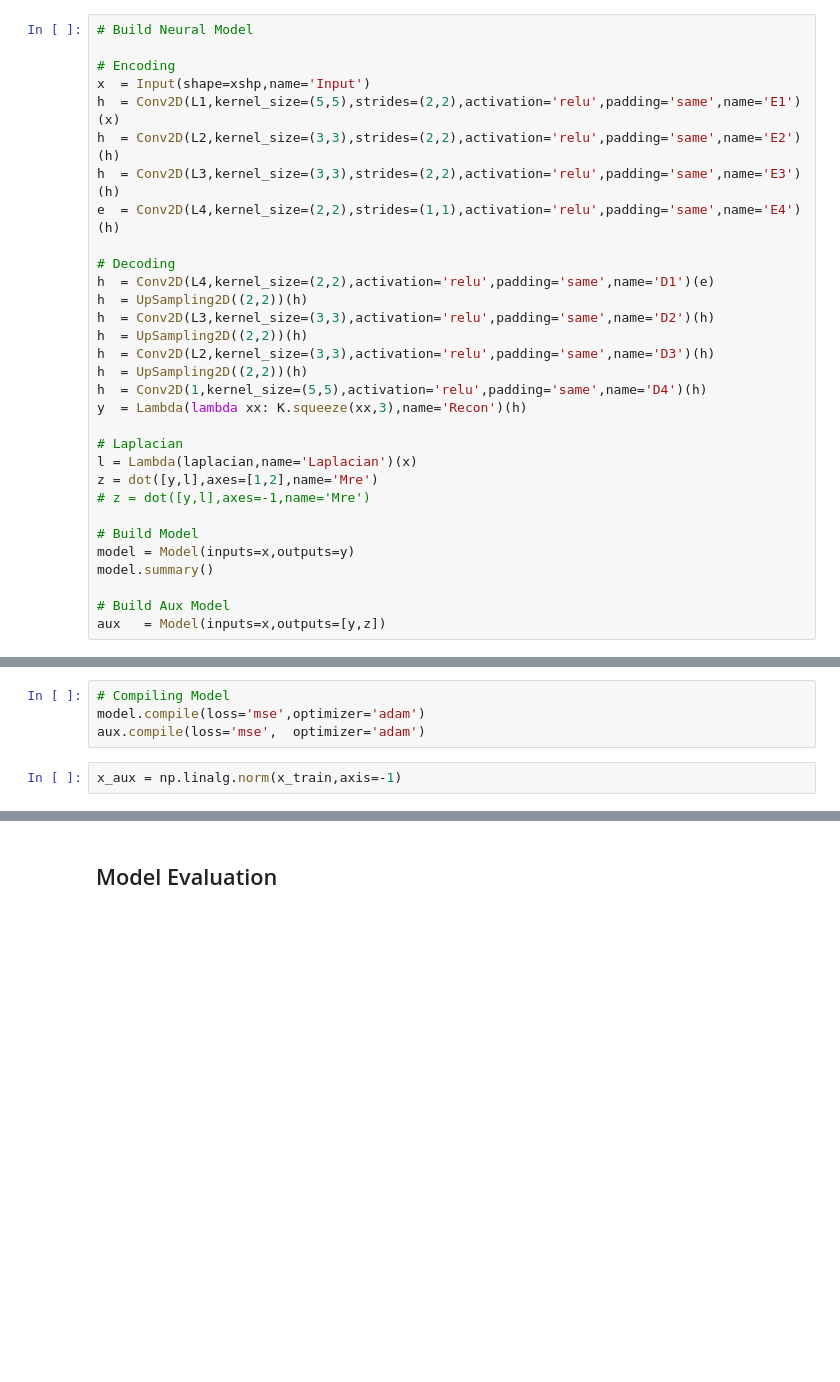
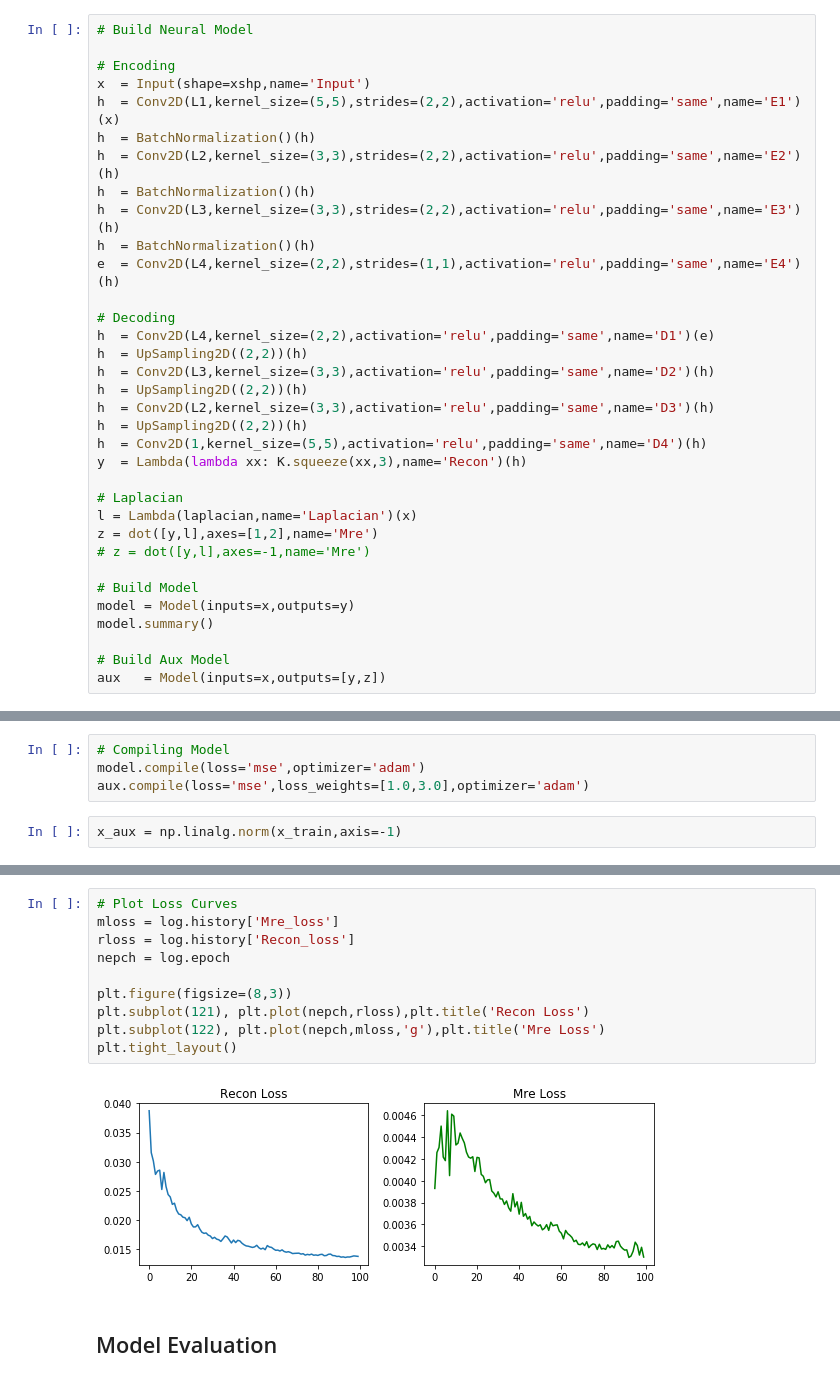
Before and after one commit to thayermldac/mre, a Jupyter notebook: Dual Objective Experiments.ipynb, the cells around one changed output, grey strips where cells are left out. Saved outputs shown, nothing was run; the diff lists cells and outputs as text; blank space fills up the shorter version.

```diff
--- a/Dual Objective Experiments.ipynb
+++ b/Dual Objective Experiments.ipynb
@@ -89,8 +89,11 @@ L4 = 32
 # Encoding
 x  = Input(shape=xshp,name='Input')
 h  = Conv2D(L1,kernel_size=(5,5),strides=(2,2),activation='relu',padding='same',name='E1')(x)
+h  = BatchNormalization()(h)
 h  = Conv2D(L2,kernel_size=(3,3),strides=(2,2),activation='relu',padding='same',name='E2')(h)
+h  = BatchNormalization()(h)
 h  = Conv2D(L3,kernel_size=(3,3),strides=(2,2),activation='relu',padding='same',name='E3')(h)
+h  = BatchNormalization()(h)
 e  = Conv2D(L4,kernel_size=(2,2),strides=(1,1),activation='relu',padding='same',name='E4')(h)
 
 # Decoding
@@ -135,7 +138,7 @@ _________________________________________________________________
 # %%
 # Compiling Model
 model.compile(loss='mse',optimizer='adam')
-aux.compile(loss='mse',  optimizer='adam')
+aux.compile(loss='mse',loss_weights=[1.0,3.0],optimizer='adam')
 # %%
 x_aux = np.linalg.norm(x_train,axis=-1)
 # %%
@@ -169,3 +172,15 @@ Epoch 100/100
+# %%
+# Plot Loss Curves
+mloss = log.history['Mre_loss']
+rloss = log.history['Recon_loss']
+nepch = log.epoch
+
+plt.figure(figsize=(8,3))
+plt.subplot(121), plt.plot(nepch,rloss),plt.title('Recon Loss')
+plt.subplot(122), plt.plot(nepch,mloss,'g'),plt.title('Mre Loss')
+plt.tight_layout()
+# %% [output]
+[figure, added]
 # %% [markdown]
 ## Model Evaluation
 # %%
```
Also changed, not shown: parts of 4 cells of this notebook.
